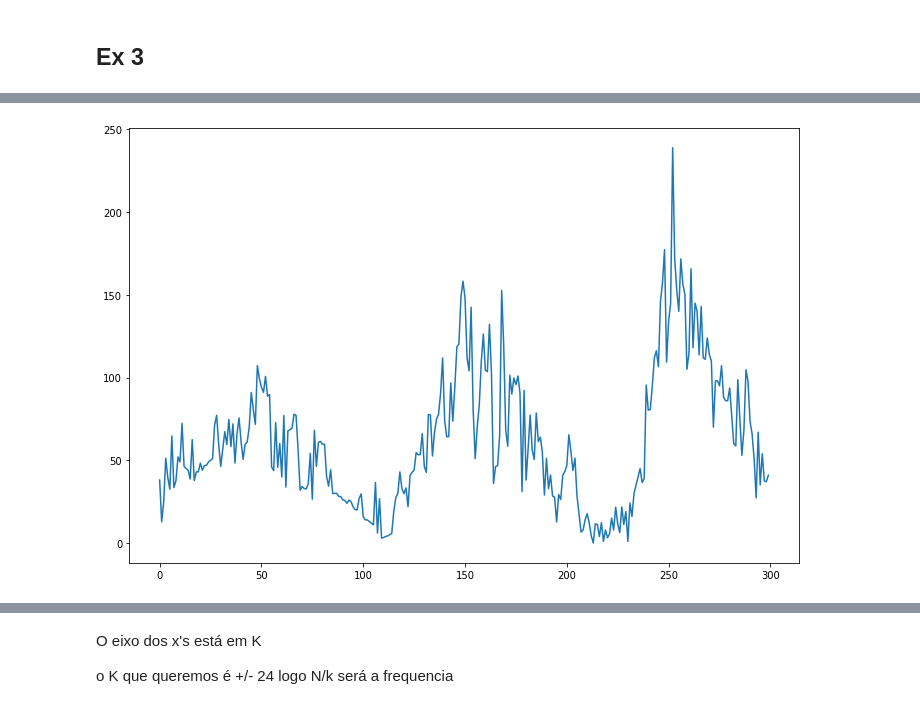
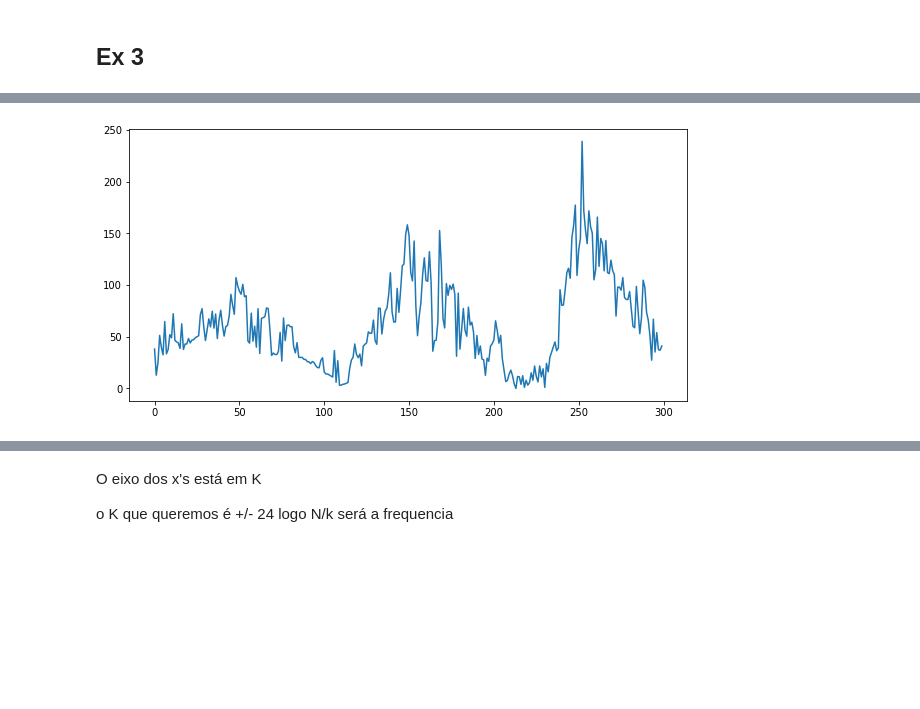
Before and after one commit to mcpeixoto/Computational-Physics-Course, a Jupyter notebook: ficha7.ipynb, the cells around one changed output, grey strips where cells are left out. Drawn from its saved outputs; the diff is of its cells as text; code cells hidden in the pictures; blank space fills up the shorter version.

```diff
--- a/ficha7.ipynb
+++ b/ficha7.ipynb
@@ -88,7 +94,7 @@ plt.show()
 # %%
-plt.figure(figsize=(12,8))
+plt.figure(figsize=(10,5))
 plt.plot(data[:, 1][100:400])
 plt.show()
 # %% [output]
-[figure, old version]
+[figure, new version]
 # %%
```
Also changed, not shown: parts of 10 cells of this notebook, 18 other files.
